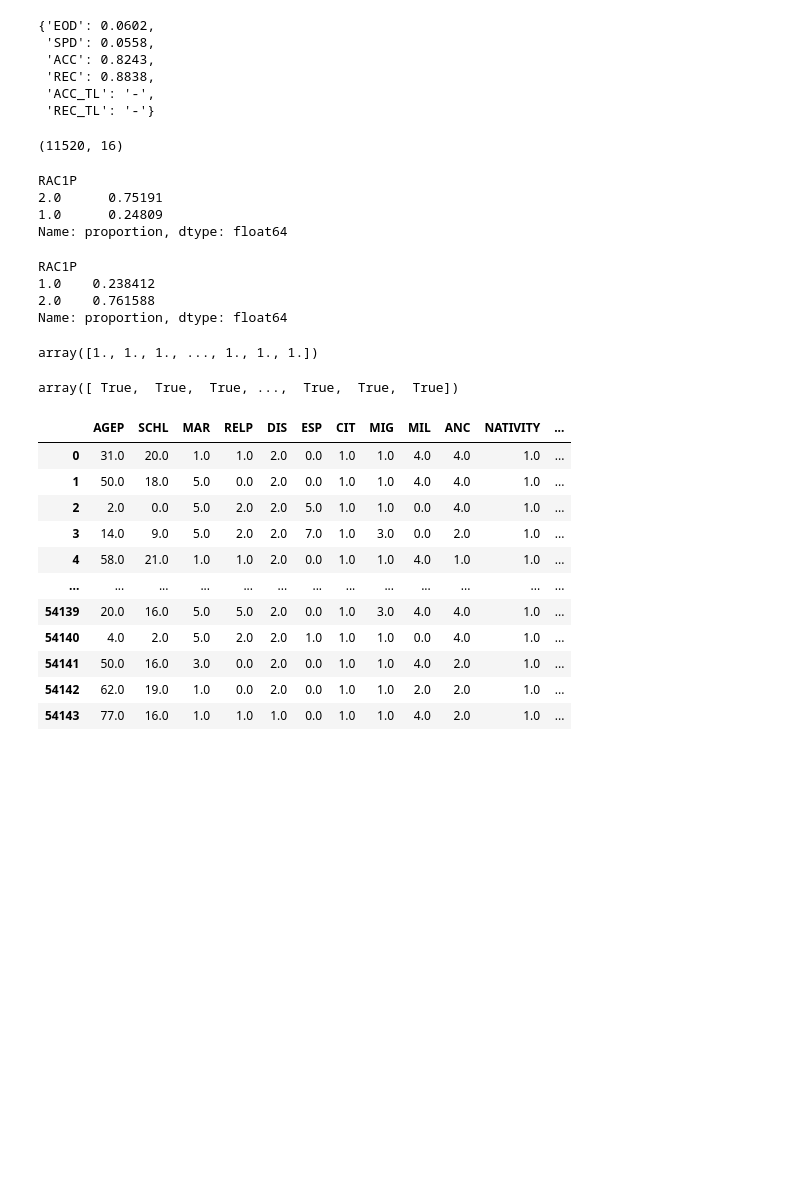
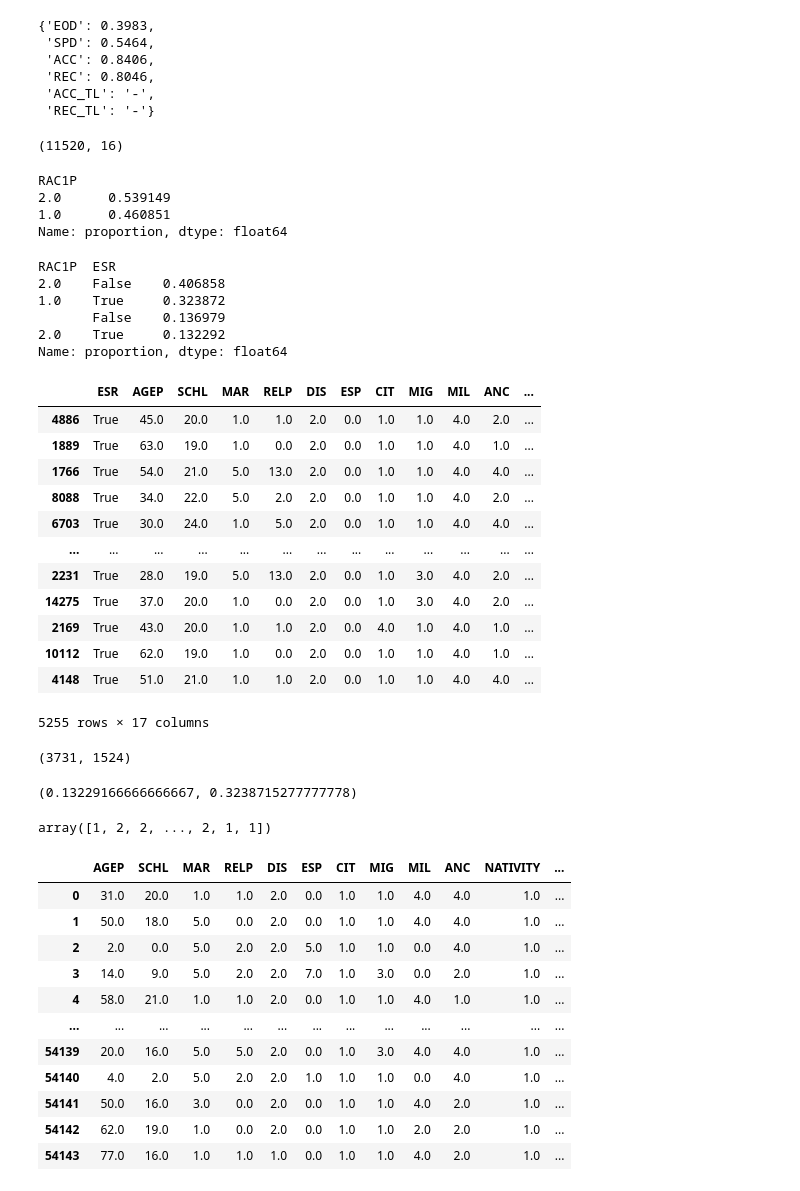
Before and after one commit to sabaly/PATE, a Jupyter notebook: src/Attack0.ipynb, the cells around one changed output. Cells and saved outputs as stored; diff of their text form; code cells hidden in the pictures; blank space fills up the shorter version.

```diff
--- a/src/Attack0.ipynb
+++ b/src/Attack0.ipynb
@@ -15,17 +15,17 @@ states = ["HI", "CA", "PR", "NV", "NM", "OK", "NY", "WA", "AZ",  "MD",
 "MT", "PA", "NE", "MO", "WY", "ND", "WI", "KY", "NH", "ME", "IA", "VT", "WV"]
 # %%
 target = 0
-path = "../checkpoint/"+states[target]+"/"+ states[target] + "_fair.pkl"
+path = "../checkpoint/"+states[target]+"/"+ states[target] + "_unfair.pkl"
 with open(path, "rb") as f:
         tchr = pickle.load(f)
 features, labels, group = tchr.dataset
 # %%
 tchr.metrics
 # %% [output]
-{'EOD': 0.0602,
- 'SPD': 0.0558,
- 'ACC': 0.8243,
- 'REC': 0.8838,
+{'EOD': 0.3983,
+ 'SPD': 0.5464,
+ 'ACC': 0.8406,
+ 'REC': 0.8046,
  'ACC_TL': '-',
  'REC_TL': '-'}
 # %%
@@ -39,27 +39,49 @@ tmp_x_train.insert(0, ACSEmployment.target, y_train)
 tmp_x_train[[ACSEmployment.group]].value_counts(normalize=True)
 # %% [output]
 RAC1P
-2.0      0.75191
-1.0      0.24809
+2.0      0.539149
+1.0      0.460851
 Name: proportion, dtype: float64
 # %%
-sts = tmp_x_train[[ACSEmployment.group, ACSEmployment.target]].groupby(ACSEmployment.target).value_counts(normalize=True)
-sts[True][[1,2]]
+sts = tmp_x_train[[ACSEmployment.group, ACSEmployment.target]].value_counts(normalize=True)
+sts #0.52 vs
 # %% [output]
-RAC1P
-1.0    0.238412
-2.0    0.761588
+RAC1P  ESR
+2.0    False    0.406858
+1.0    True     0.323872
+       False    0.136979
+2.0    True     0.132292
 Name: proportion, dtype: float64
+# %%
+tmp_x_train[tmp_x_train[ACSEmployment.target]==True]
+# %% [output]
+|  | ESR | AGEP | SCHL | MAR | RELP | DIS | ESP | CIT | MIG | MIL | ANC | ... |
+| 4886 | True | 45.0 | 20.0 | 1.0 | 1.0 | 2.0 | 0.0 | 1.0 | 1.0 | 4.0 | 2.0 | ... |
+| 1889 | True | 63.0 | 19.0 | 1.0 | 0.0 | 2.0 | 0.0 | 1.0 | 1.0 | 4.0 | 1.0 | ... |
+| 1766 | True | 54.0 | 21.0 | 5.0 | 13.0 | 2.0 | 0.0 | 1.0 | 1.0 | 4.0 | 4.0 | ... |
+| 8088 | True | 34.0 | 22.0 | 5.0 | 2.0 | 2.0 | 0.0 | 1.0 | 1.0 | 4.0 | 2.0 | ... |
+| 6703 | True | 30.0 | 24.0 | 1.0 | 5.0 | 2.0 | 0.0 | 1.0 | 1.0 | 4.0 | 4.0 | ... |
+| ... | ... | ... | ... | ... | ... | ... | ... | ... | ... | ... | ... | ... |
+| 2231 | True | 28.0 | 19.0 | 5.0 | 13.0 | 2.0 | 0.0 | 1.0 | 3.0 | 4.0 | 2.0 | ... |
+| 14275 | True | 37.0 | 20.0 | 1.0 | 0.0 | 2.0 | 0.0 | 1.0 | 3.0 | 4.0 | 2.0 | ... |
+| 2169 | True | 43.0 | 20.0 | 1.0 | 1.0 | 2.0 | 0.0 | 4.0 | 1.0 | 4.0 | 1.0 | ... |
+| 10112 | True | 62.0 | 19.0 | 1.0 | 0.0 | 2.0 | 0.0 | 1.0 | 1.0 | 4.0 | 1.0 | ... |
+| 4148 | True | 51.0 | 21.0 | 1.0 | 1.0 | 2.0 | 0.0 | 1.0 | 1.0 | 4.0 | 4.0 | ... |
+5255 rows × 17 columns
 # %%
-np_x_train = np.asarray(x_train)
-np_x_train[:, -1]
+p_grp = tmp_x_train[(tmp_x_train[ACSEmployment.group] == 1) & (tmp_x_train[ACSEmployment.target] == True)].shape[0]
+up_grp = tmp_x_train[(tmp_x_train[ACSEmployment.group] == 2) & (tmp_x_train[ACSEmployment.target] == True)].shape[0]
+p_grp, up_grp
 # %% [output]
-array([1., 1., 1., ..., 1., 1., 1.])
+(3731, 1524)
+# %%
+up_grp/11520, p_grp/11520 #0.24 vs 0.19
+# %% [output]
+(0.13229166666666667, 0.3238715277777778)
 # %%
-l = g_test == np.asarray(x_test)[:, -1]
-l
+g_train
 # %% [output]
-array([ True,  True,  True, ...,  True,  True,  True])
+array([1, 2, 2, ..., 2, 1, 1])
 # %%
 pd.DataFrame(x_train, columns=ACSEmployment.features)
 # %% [output]
```
Also changed, not shown: 38 other files.
